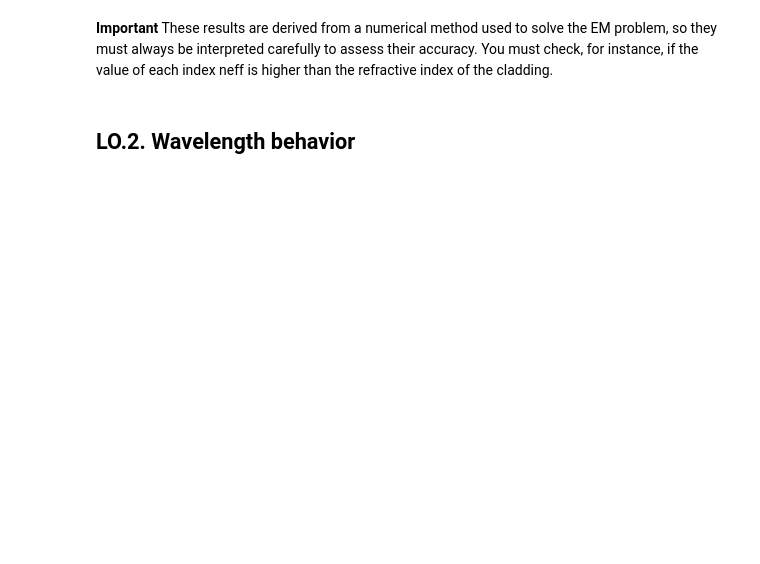
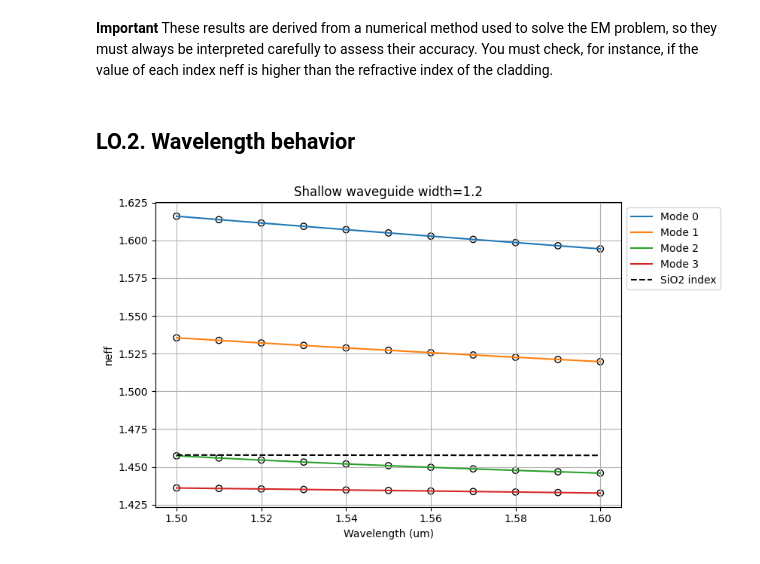
Before and after one commit to MariaJulve/pic-upv-lab0, a Jupyter notebook: 010_MODESOLVER_Student.ipynb, the cells around one changed output. Saved outputs shown, nothing was run; the diff lists cells and outputs as text; code cells hidden in the pictures; blank space fills up the shorter version.

Commit message:
Ejercicios clase deep and shallow waveguides.

```diff
--- a/010_MODESOLVER_Student.ipynb
+++ b/010_MODESOLVER_Student.ipynb
@@ -143,5 +172,41 @@ deep_waveguide.plot_field(mode_index=3, # Mode to be plotted
 These results are derived from a numerical method used to solve the EM problem, so they must always be interpreted carefully to assess their accuracy. You must check, for instance, if the value of each index neff is higher than the refractive index of the cladding.
 # %% [markdown]
 ## LO.2. Wavelength behavior
+# %%
+# The wavelength could be a vector also
+wavelength = np.linspace(1.5,1.6,11)  # Student code here. Tip np.linspace()
+
+shallow_waveguide_2 = gt.modes.Waveguide(
+    wavelength=wavelength,
+    core_width=1.2,
+    slab_thickness=150*nm,
+    core_material='sin',
+    clad_material='sio2',
+    core_thickness=300 * nm,
+    num_modes=4,
+    cache_path='.cache/',
+    precision='double',
+    max_grid_scaling=1.2,
+    grid_resolution=20,
+)
+
+res_neff = deep_waveguide.n_eff # In this case, the result is not just a number, is a wavelength-dependent vector
+res_te = deep_waveguide.fraction_te # Wavelength-dependent vector
+res_tm =deep_waveguide.fraction_tm # Wavelength-dependent vector
+
+plt.figure(figsize=(10, 5))
+for k in range(res_neff.shape[1]):
+    # It's necessary to 'access' each element on the array
+    plt.scatter(wavelength, res_neff[:,k].real,edgecolors='k',facecolors='none',label = '__nolegend__')
+    plt.plot(wavelength, res_neff[:,k].real,label=f'Mode {k}')
+plt.title(f"Shallow waveguide width={1.2}")
+plt.xlabel("Wavelength (um)")
+plt.ylabel("neff")
+plt.grid()
+plt.plot(wavelength, box_index,'k--', label='SiO2 index')
+plt.legend(loc='upper left', bbox_to_anchor=(1, 1))
+plt.tight_layout(rect=[0, 0, 0.85, 1])
+# %% [output]
+[figure, added]
 # %%
 # The wavelength could be a vector also
```
Also changed, not shown: parts of 16 cells of this notebook.
